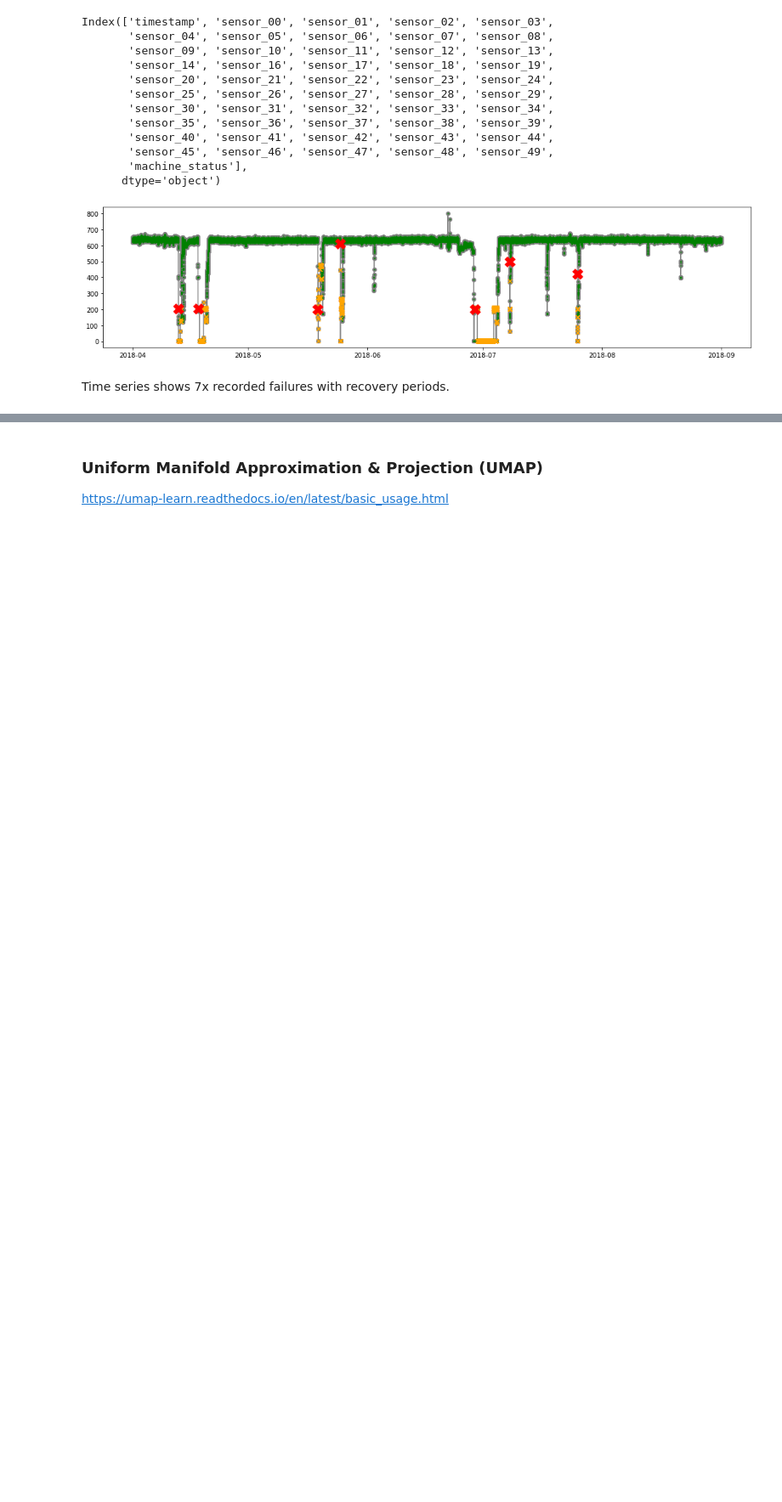
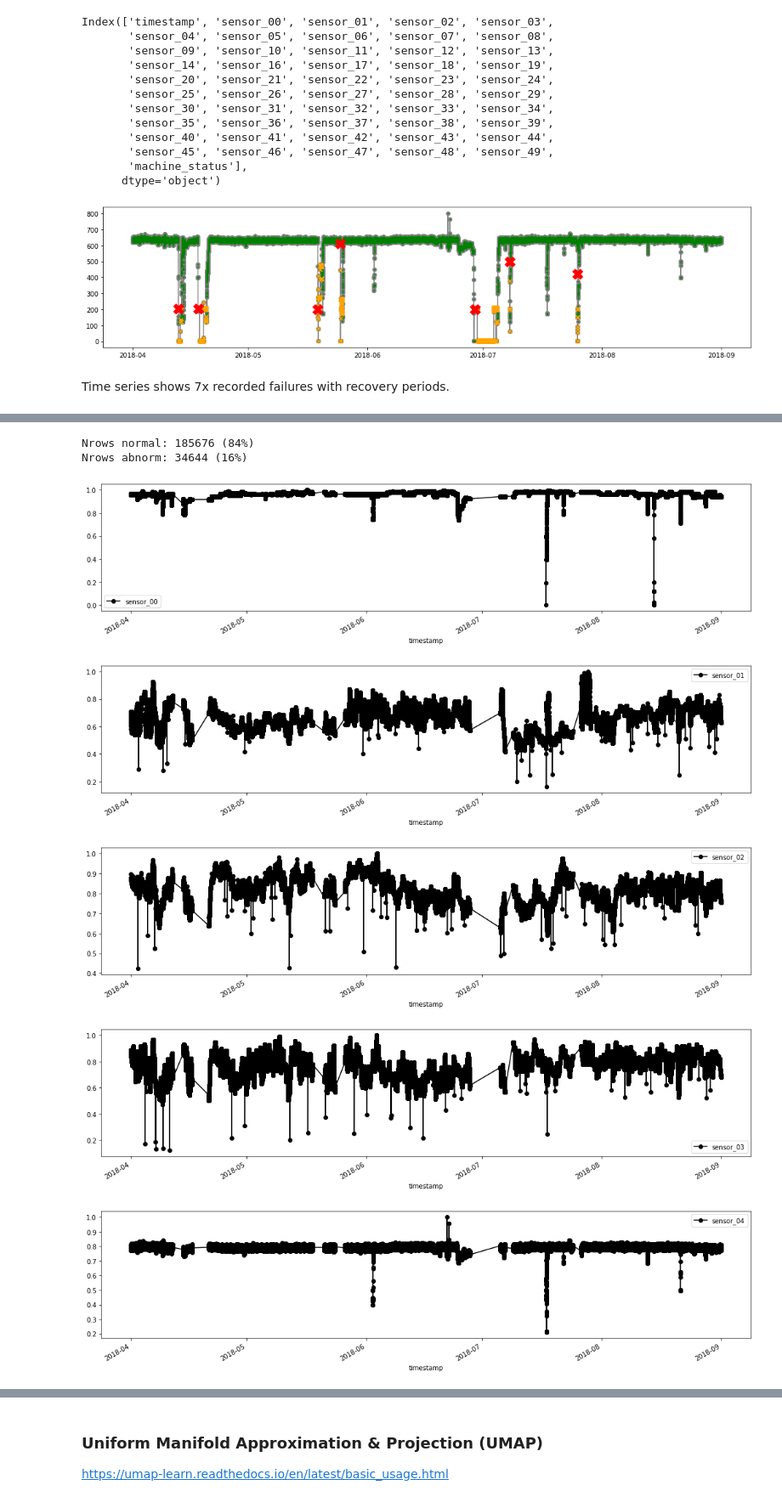
Before and after one commit to 3minuterecord/predictiveMaintenancePortfolio, a Jupyter notebook: Pump Sensor Predictive Maintenance.ipynb, the cells around one changed output, grey strips where cells are left out. Shown at 85% size. Drawn from its saved outputs; the diff is of its cells as text; code cells hidden in the pictures; blank space fills up the shorter version.

```diff
--- a/Pump Sensor Predictive Maintenance.ipynb
+++ b/Pump Sensor Predictive Maintenance.ipynb
@@ -266,0 +218,20 @@ print('Remaining categorie(s):', df_set['machine_status'].unique())
+# %%
+# Remove periods when pump was broken or covering + transition window
+trans_win = 1*24*60
+
+# Create map to reduce categories to two
+# We want to remove 'recovering' so combine it with 'broken'
+condition_map = {
+    'RECOVERING': 'BROKEN',
+    'NORMAL': 'NORMAL',
+    'BROKEN': 'BROKEN'
+}
+# %%
+# Use besploke function from pdm_functions
+df_norm, df_abnorm = pdm.remove_segements(
+    segment_vec = df_set_scaled['machine_status'],
+    mapping = condition_map,
+    dat = df_set_scaled,
+    trans_window = trans_win,
+    keep = 'NORMAL'
+)
@@ -267,5 +274,19 @@ print('Remaining categorie(s):', df_set['machine_status'].unique())
+# %%
+# Check row counts
+tot_rows = len(df_norm) + len(df_abnorm)
+print('Nrows normal: ' + str(len(df_norm)) + ' (' + str(round(100*len(df_norm)/tot_rows)) + '%)')
+print('Nrows abnorm: ' + str(len(df_abnorm)) + ' (' + str(round(100*len(df_abnorm)/tot_rows)) + '%)')
+# %% [output]
+Nrows normal: 185676 (84%)
+Nrows abnorm: 34644 (16%)
 # %%
 # Check the results of row removal
-df_set = df_set.loc[:,include_cols]
-for sen in df_set.columns[1:-1]:
-    df_set[[sen]].plot(figsize = (18, 4), color = 'black', marker = 'o')
+df_norm = df_norm.loc[:,include_cols]
+for sen in df_norm.columns[1:-1]:
+    df_norm[[sen]].plot(figsize = (18, 4), color = 'black', marker = 'o')
+# %% [output]
+[figure, added]
+[figure, added]
+[figure, added]
+[figure, added]
+[figure, added]
```
Also changed, not shown: parts of 49 cells of this notebook, 1 other file.
